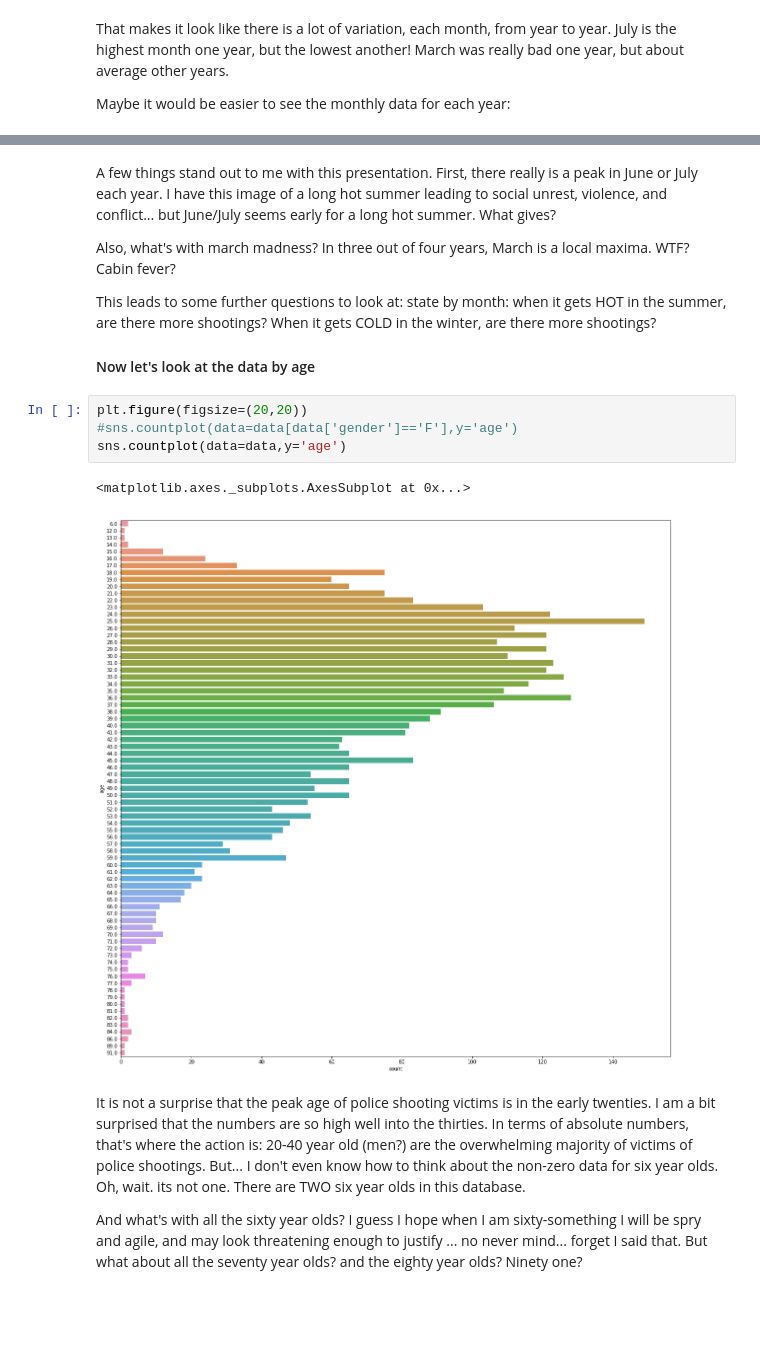
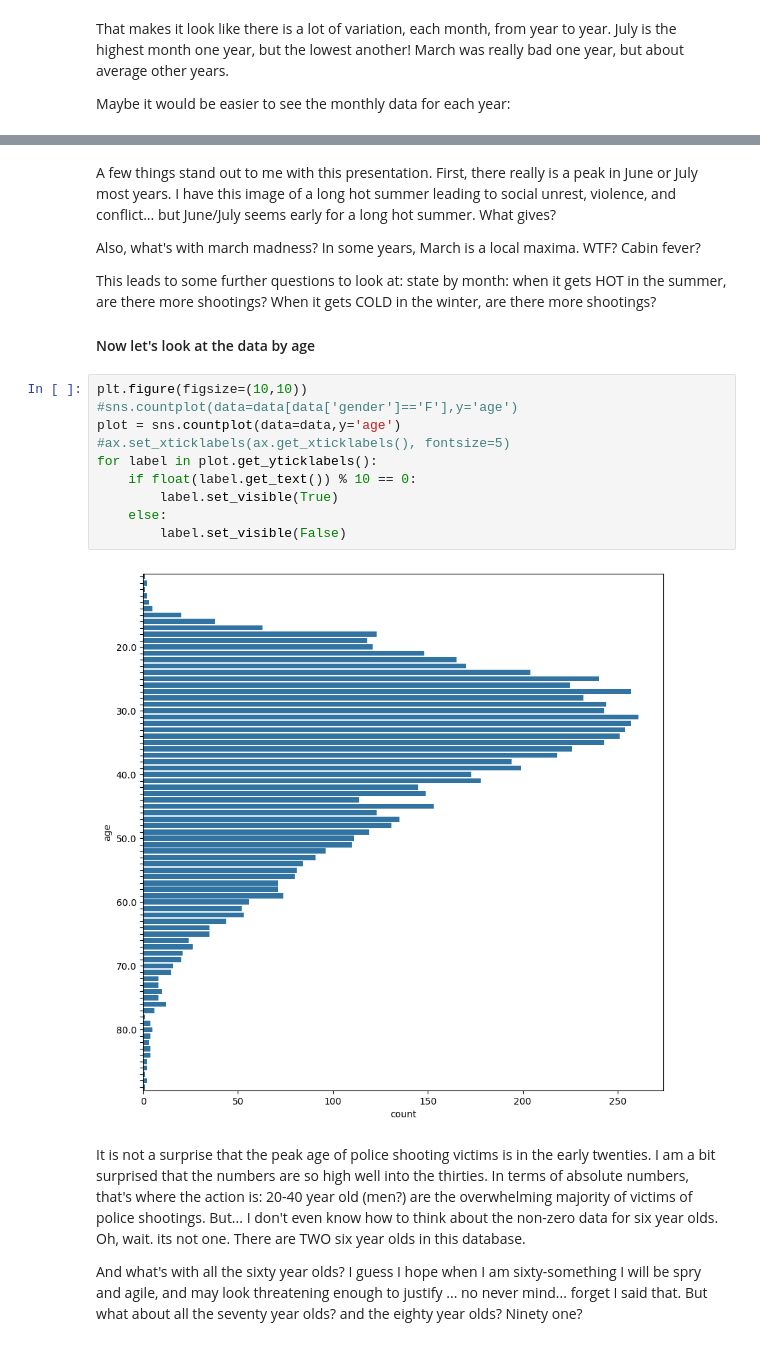
Before and after one commit to lcommons/portfolio, a Jupyter notebook: policeshootings/PoliceShootings.ipynb, the cells around one changed output, grey strips where cells are left out. Drawn from its saved outputs; the diff is of its cells as text; blank space fills up the shorter version.

```diff
--- a/policeshootings/PoliceShootings.ipynb
+++ b/policeshootings/PoliceShootings.ipynb
@@ -139,19 +202,24 @@ Text(0.5,1,'2018')
 # %% [markdown]
-A few things stand out to me with this presentation. First, there really is a peak in June or July each year. I have this image of a long hot summer leading to social unrest, violence, and conflict... but June/July seems early for a long hot summer. What gives?
+A few things stand out to me with this presentation. First, there really is a peak in June or July most years. I have this image of a long hot summer leading to social unrest, violence, and conflict... but June/July seems early for a long hot summer. What gives?
 
-Also, what's with march madness? In three out of four years, March is a local maxima. WTF? Cabin fever?
+Also, what's with march madness? In some years, March is a local maxima. WTF? Cabin fever?
 
 This leads to some further questions to look at: state by month: when it gets HOT in the summer, are there more shootings? When it gets COLD in the winter, are there more shootings?
 
 
 #### Now let's look at the data by age
 # %%
-plt.figure(figsize=(20,20))
+plt.figure(figsize=(10,10))
 #sns.countplot(data=data[data['gender']=='F'],y='age')
-sns.countplot(data=data,y='age')
+plot = sns.countplot(data=data,y='age')
+#ax.set_xticklabels(ax.get_xticklabels(), fontsize=5)
+for label in plot.get_yticklabels():
+    if float(label.get_text()) % 10 == 0:
+        label.set_visible(True)
+    else:
+        label.set_visible(False)
 # %% [output]
-<matplotlib.axes._subplots.AxesSubplot at 0x...>
-[figure, old version]
+[figure, new version]
 # %% [markdown]
 It is not a surprise that the peak age of police shooting victims is in the early twenties. I am a bit surprised that the numbers are so high well into the thirties.
 In terms of absolute numbers, that's where the action is: 20-40 year old (men?) are the overwhelming majority of victims of police shootings.
```
Also changed, not shown: parts of 22 cells of this notebook.
